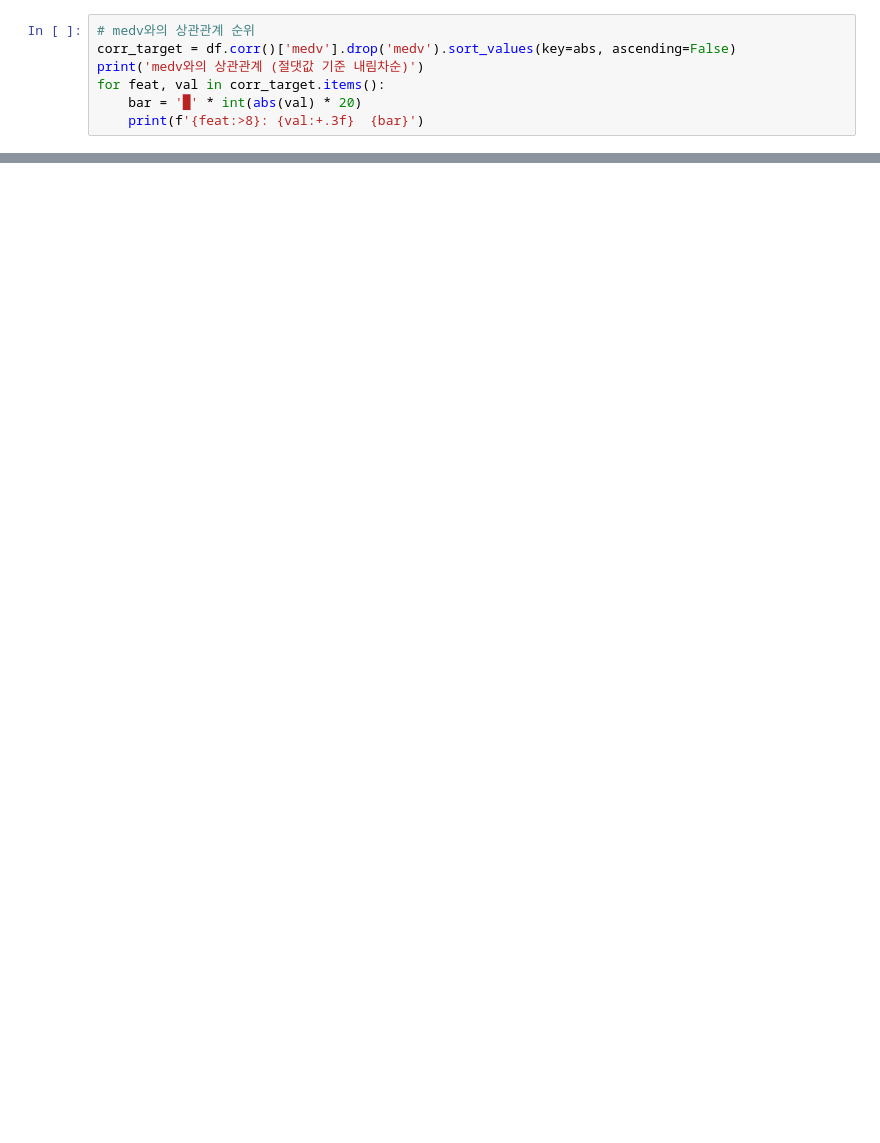
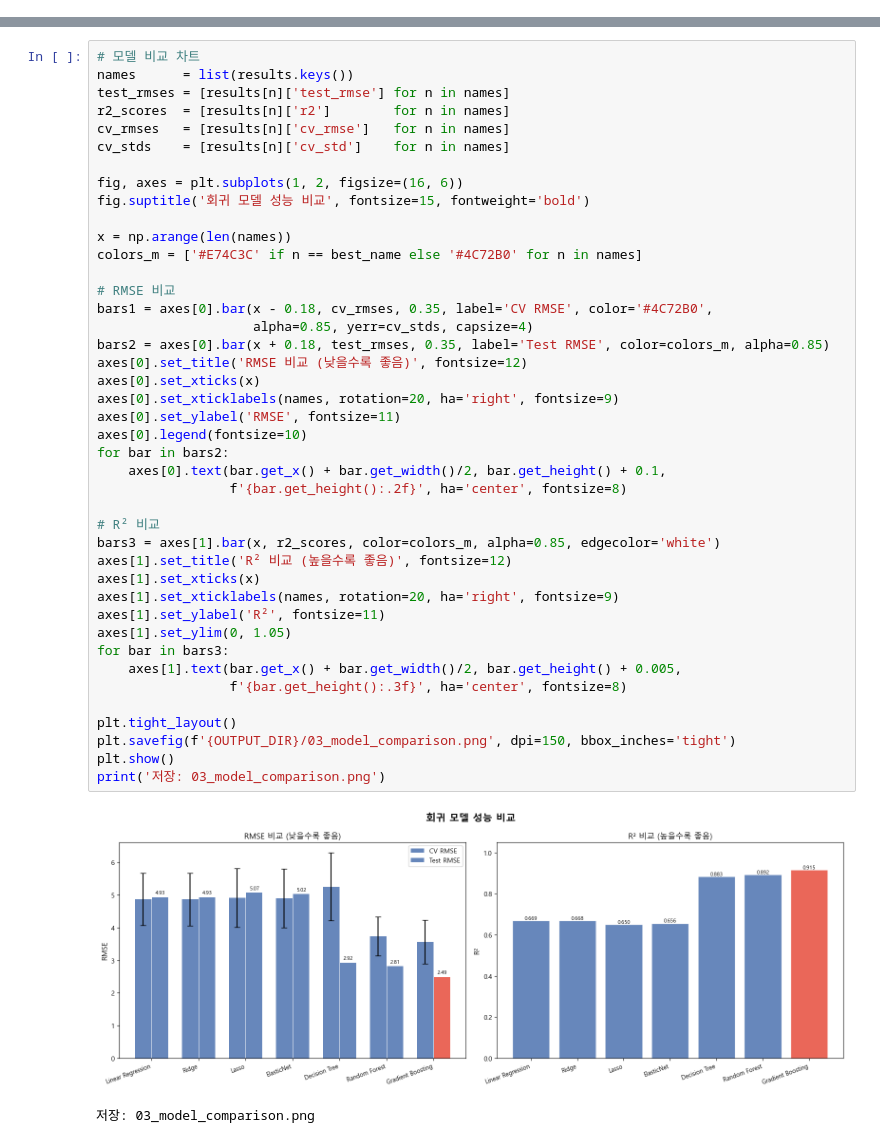
Before and after one commit to data-science-claude-code/sources, a Jupyter notebook: 14_Boston_Housing_ML/workflows/boston_housing_ml.ipynb, the cells around one changed output, grey strips where cells are left out. Saved outputs shown, nothing was run; the diff lists cells and outputs as text; blank space fills up the shorter version.

```diff
--- a/14_Boston_Housing_ML/workflows/boston_housing_ml.ipynb
+++ b/14_Boston_Housing_ML/workflows/boston_housing_ml.ipynb
@@ -166,7 +0,0 @@ print('저장: 01_eda.png')
-# %%
-# medv와의 상관관계 순위
-corr_target = df.corr()['medv'].drop('medv').sort_values(key=abs, ascending=False)
-print('medv와의 상관관계 (절댓값 기준 내림차순)')
-for feat, val in corr_target.items():
-    bar = '█' * int(abs(val) * 20)
-    print(f'{feat:>8}: {val:+.3f}  {bar}')
@@ -587,0 +189,45 @@ print('='*58)
+# %%
+# 모델 비교 차트
+names      = list(results.keys())
+test_rmses = [results[n]['test_rmse'] for n in names]
+r2_scores  = [results[n]['r2']        for n in names]
+cv_rmses   = [results[n]['cv_rmse']   for n in names]
+cv_stds    = [results[n]['cv_std']    for n in names]
+
+fig, axes = plt.subplots(1, 2, figsize=(16, 6))
+fig.suptitle('회귀 모델 성능 비교', fontsize=15, fontweight='bold')
+
+x = np.arange(len(names))
+colors_m = ['#E74C3C' if n == best_name else '#4C72B0' for n in names]
+
+# RMSE 비교
+bars1 = axes[0].bar(x - 0.18, cv_rmses, 0.35, label='CV RMSE', color='#4C72B0',
+                    alpha=0.85, yerr=cv_stds, capsize=4)
+bars2 = axes[0].bar(x + 0.18, test_rmses, 0.35, label='Test RMSE', color=colors_m, alpha=0.85)
+axes[0].set_title('RMSE 비교 (낮을수록 좋음)', fontsize=12)
+axes[0].set_xticks(x)
+axes[0].set_xticklabels(names, rotation=20, ha='right', fontsize=9)
+axes[0].set_ylabel('RMSE', fontsize=11)
+axes[0].legend(fontsize=10)
+for bar in bars2:
+    axes[0].text(bar.get_x() + bar.get_width()/2, bar.get_height() + 0.1,
+                 f'{bar.get_height():.2f}', ha='center', fontsize=8)
+
+# R² 비교
+bars3 = axes[1].bar(x, r2_scores, color=colors_m, alpha=0.85, edgecolor='white')
+axes[1].set_title('R² 비교 (높을수록 좋음)', fontsize=12)
+axes[1].set_xticks(x)
+axes[1].set_xticklabels(names, rotation=20, ha='right', fontsize=9)
+axes[1].set_ylabel('R²', fontsize=11)
+axes[1].set_ylim(0, 1.05)
+for bar in bars3:
+    axes[1].text(bar.get_x() + bar.get_width()/2, bar.get_height() + 0.005,
+                 f'{bar.get_height():.3f}', ha='center', fontsize=8)
+
+plt.tight_layout()
+plt.savefig(f'{OUTPUT_DIR}/03_model_comparison.png', dpi=150, bbox_inches='tight')
+plt.show()
+print('저장: 03_model_comparison.png')
+# %% [output]
+[figure, added]
+저장: 03_model_comparison.png
```
Also changed, not shown: parts of 41 cells of this notebook, 11 other files.
